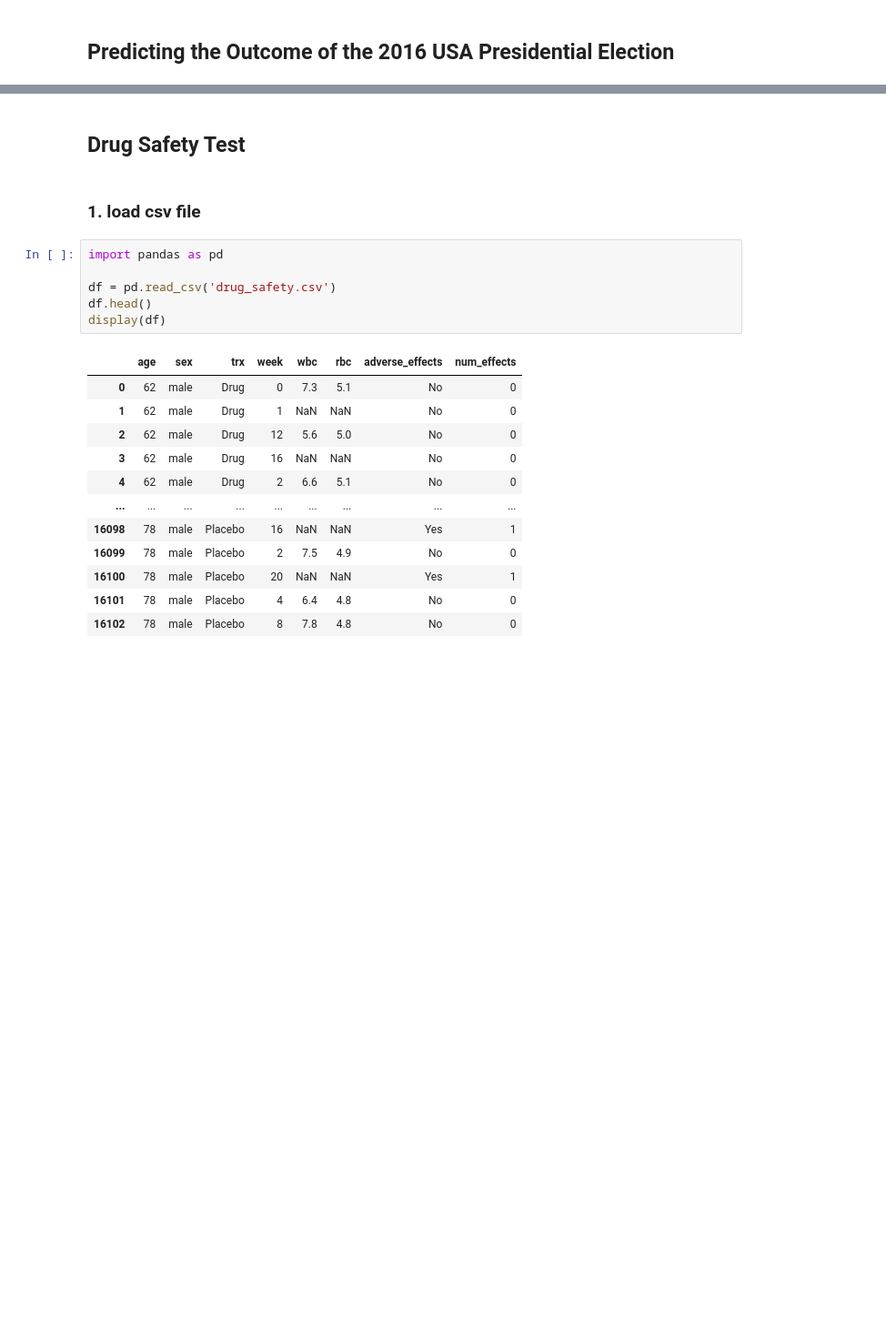
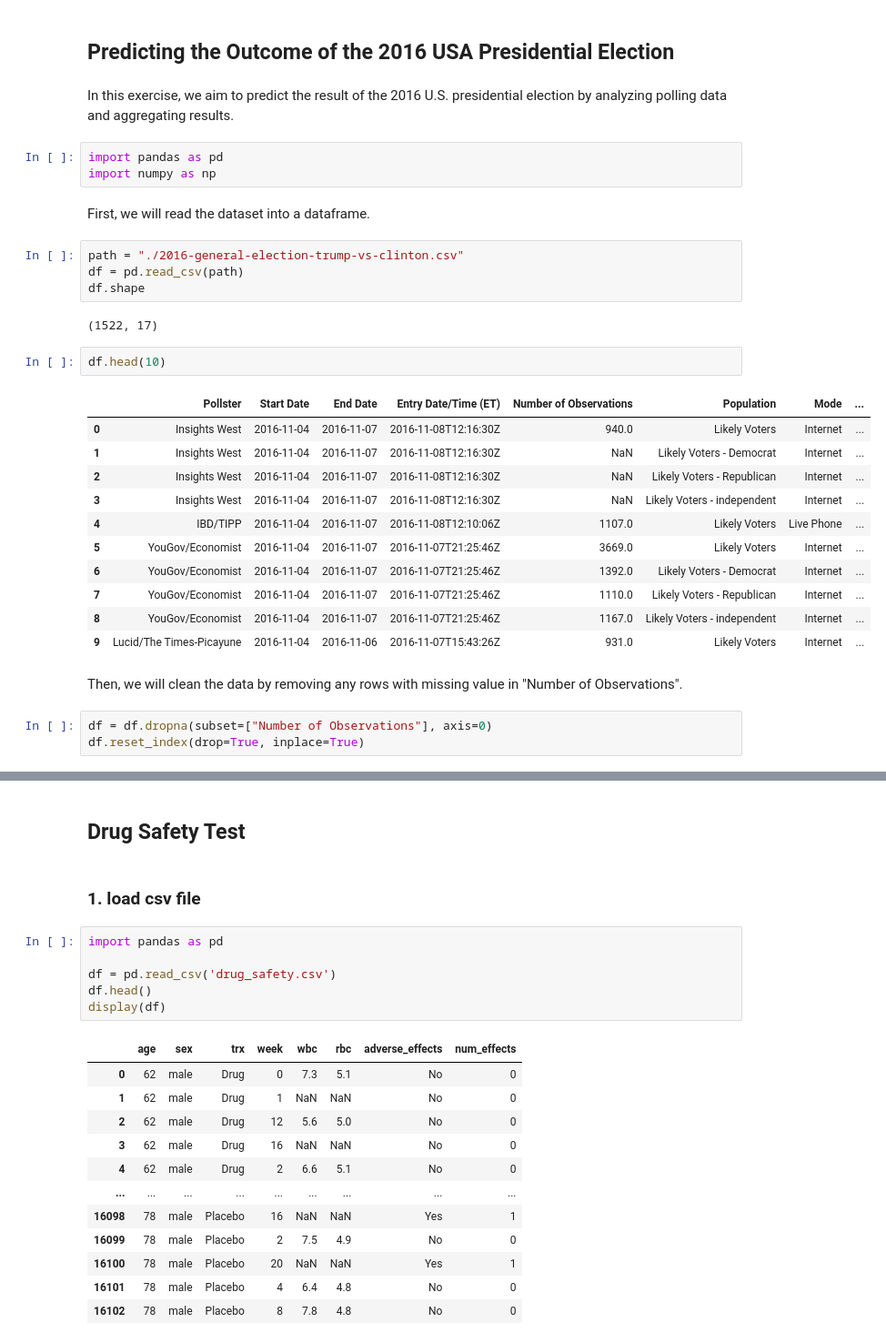
Before and after one commit to Amir-rfz/Data-Science-Course-Projects-S2025, a Jupyter notebook: CA0/CA0.ipynb, the cells around one changed output, grey strips where cells are left out. Shown at 91% size. Saved outputs shown, nothing was run; the diff lists cells and outputs as text; blank space fills up the shorter version.

```diff
--- a/CA0/CA0.ipynb
+++ b/CA0/CA0.ipynb
@@ -273,3 +273,36 @@ plt.show()
 [figure]
 # %% [markdown]
 ## Predicting the Outcome of the 2016 USA Presidential Election
+# %% [markdown]
+In this exercise, we aim to predict the result of the 2016 U.S. presidential election by
+analyzing polling data and aggregating results.
+# %%
+import pandas as pd
+import numpy as np
+# %% [markdown]
+First, we will read the dataset into a dataframe.
+# %%
+path = "./2016-general-election-trump-vs-clinton.csv"
+df = pd.read_csv(path)
+df.shape
+# %% [output]
+(1522, 17)
+# %%
+df.head(10)
+# %% [output]
+|  | Pollster | Start Date | End Date | Entry Date/Time (ET) | Number of Observations | Population | Mode | ... |
+| 0 | Insights West | 2016-11-04 | 2016-11-07 | 2016-11-08T12:16:30Z | 940.0 | Likely Voters | Internet | ... |
+| 1 | Insights West | 2016-11-04 | 2016-11-07 | 2016-11-08T12:16:30Z | NaN | Likely Voters - Democrat | Internet | ... |
+| 2 | Insights West | 2016-11-04 | 2016-11-07 | 2016-11-08T12:16:30Z | NaN | Likely Voters - Republican | Internet | ... |
+| 3 | Insights West | 2016-11-04 | 2016-11-07 | 2016-11-08T12:16:30Z | NaN | Likely Voters - independent | Internet | ... |
+| 4 | IBD/TIPP | 2016-11-04 | 2016-11-07 | 2016-11-08T12:10:06Z | 1107.0 | Likely Voters | Live Phone | ... |
+| 5 | YouGov/Economist | 2016-11-04 | 2016-11-07 | 2016-11-07T21:25:46Z | 3669.0 | Likely Voters | Internet | ... |
+| 6 | YouGov/Economist | 2016-11-04 | 2016-11-07 | 2016-11-07T21:25:46Z | 1392.0 | Likely Voters - Democrat | Internet | ... |
+| 7 | YouGov/Economist | 2016-11-04 | 2016-11-07 | 2016-11-07T21:25:46Z | 1110.0 | Likely Voters - Republican | Internet | ... |
+| 8 | YouGov/Economist | 2016-11-04 | 2016-11-07 | 2016-11-07T21:25:46Z | 1167.0 | Likely Voters - independent | Internet | ... |
+| 9 | Lucid/The Times-Picayune | 2016-11-04 | 2016-11-06 | 2016-11-07T15:43:26Z | 931.0 | Likely Voters | Internet | ... |
+# %% [markdown]
+Then, we will clean the data by removing any rows with missing value in "Number of Observations".
+# %%
+df = df.dropna(subset=["Number of Observations"], axis=0)
+df.reset_index(drop=True, inplace=True)
```
Also changed, not shown: parts of 38 cells of this notebook.
